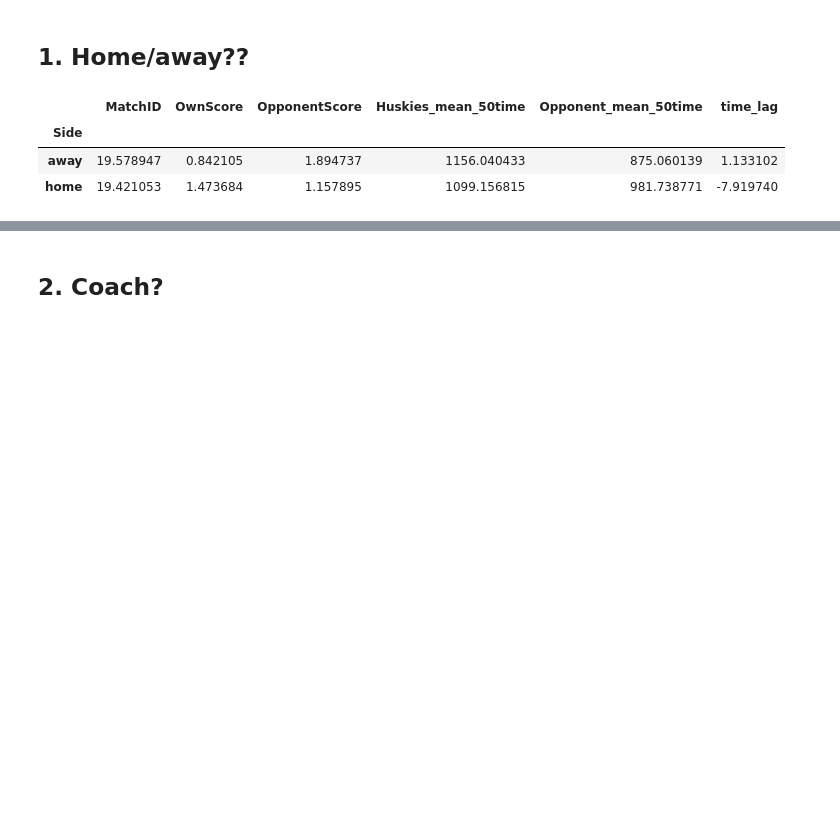
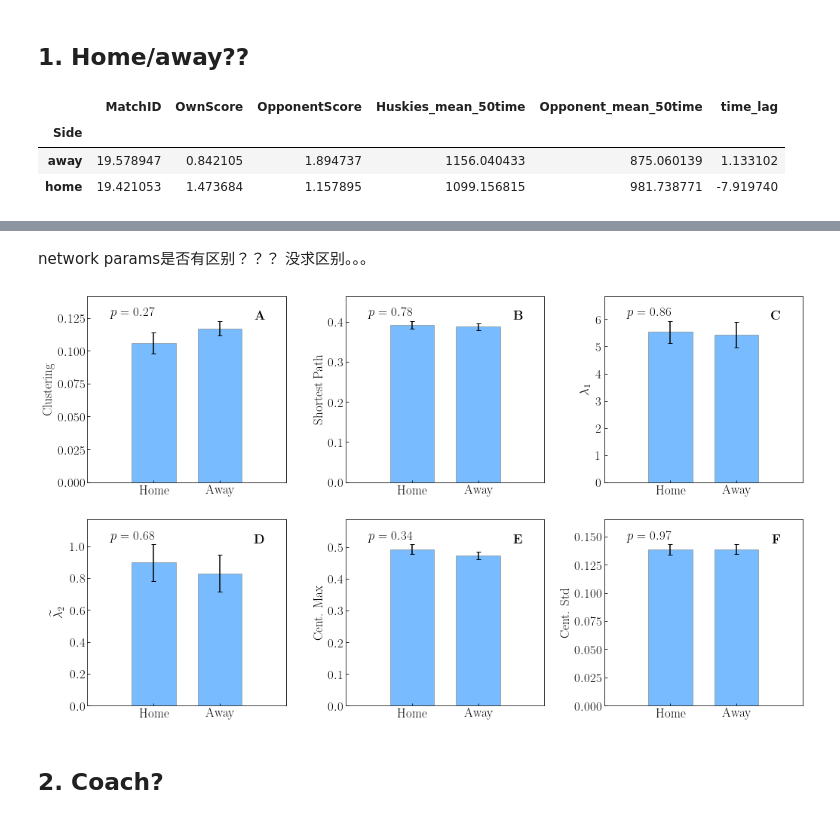
Before and after one commit to AstroJacobLi/FootballTeamStrategy, a Jupyter notebook: Network-adaptibility.ipynb, the cells around one changed output, grey strips where cells are left out. Saved outputs shown, nothing was run; the diff lists cells and outputs as text; code cells hidden in the pictures; blank space fills up the shorter version.

```diff
--- a/Network-adaptibility.ipynb
+++ b/Network-adaptibility.ipynb
@@ -103,3 +112,57 @@ plt.subplots_adjust(wspace=0.3)
+# %% [markdown]
+network params是否有区别？？？ 没求区别。。。
+# %%
+fig, axes = plt.subplots(2, 3, figsize=(17, 10))
+
+from scipy import stats
+ylabel_set = ['Clustering', 'Shortest Path',
+              r'$\lambda_1$', r'$\widetilde{\lambda_2}$',
+              'Cent. Max', 'Cent. Std']
+
+for ind, column in enumerate(['clustering_coeff', 'shortest_path',
+                              'largest_eigenvalue', 'algebraic_conn',
+                              'eigen_cen_max', 'eigen_cen_std']):
+    ax = axes[ind // 3, ind % 3]
+
+    home_params = pd.DataFrame({ind: eval(item) for ind, item in df_home['Huskies_network_params'].iteritems()}).T
+    away_params = pd.DataFrame({ind: eval(item) for ind, item in df_away['Huskies_network_params'].iteritems()}).T
+
+    home = calc_mean_std(home_params[column])
+    away = calc_mean_std(away_params[column])
+
+    levene = stats.levene(home_params[column], away_params[column])
+    ttest = stats.ttest_ind(home_params[column], away_params[column],
+                            equal_var=(levene.pvalue > 0.10))
+    pvalue = ttest.pvalue
+
+    x_label = ['Home', 'Away']
+    x_pos = [1.5, 3.0]
+
+    ax.bar(x_pos, [home[0], away[0]],
+           yerr=[home[1], away[1]],
+           error_kw={'capsize': 3},
+           width=1, color=color_func(pvalue),
+           edgecolor='gray',
+           alpha=0.6)
+    ylim = ax.get_ylim()
+    ax.text(0.5, ylim[1] - (ylim[1] - ylim[0]) * 0.02, r'$p={:.2f}$'.format(pvalue))
+    ax.set_xlim(0, 4.5)
+    ax.set_ylim(ylim[0], ylim[0] + 1.1 * (ylim[1] - ylim[0]))
+    ax.set_xticks(x_pos)
+    ax.set_xticklabels(x_label)
+    ax.set_ylabel(ylabel_set[ind])
+    ax.tick_params(direction='in')
+
+    ax.text(3.9, ylim[1] - (ylim[1] - ylim[0]) * 0.02,
+            r'$\textbf{' + tag_set[ind] + '}$',
+            fontsize=17,
+            fontweight='bold',
+            horizontalalignment='center',
+            verticalalignment='center')
+
+plt.subplots_adjust(wspace=0.3)
+# %% [output]
+[figure, added]
 # %% [markdown]
 ## 2. Coach?
 # %%
```
Also changed, not shown: parts of 18 cells of this notebook, 28 other files.
